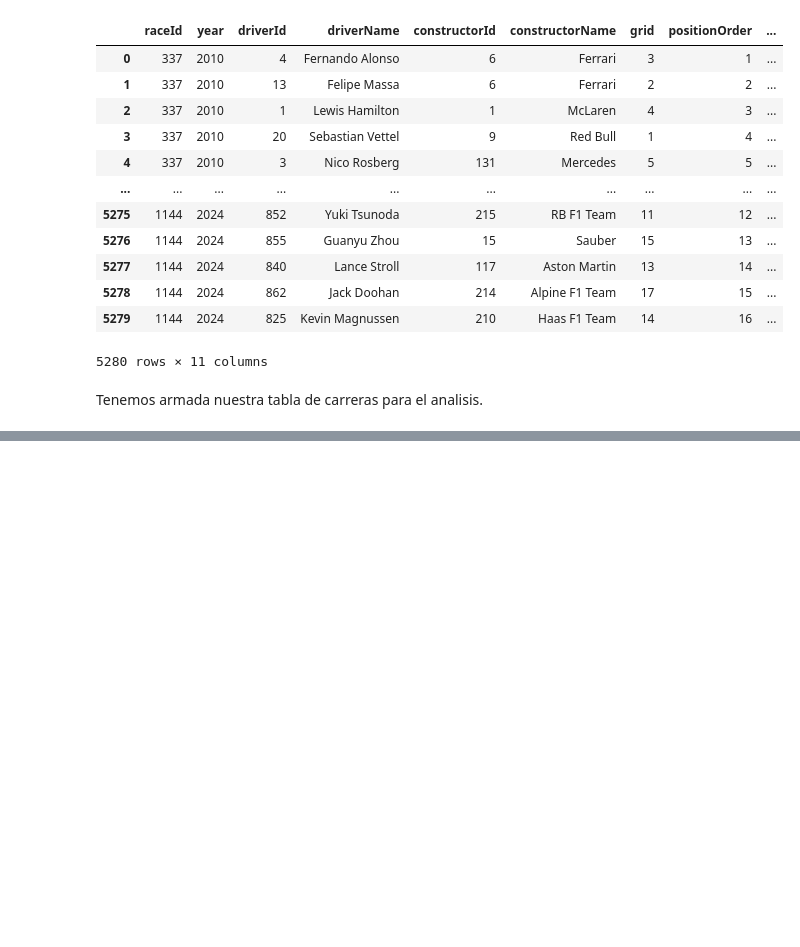
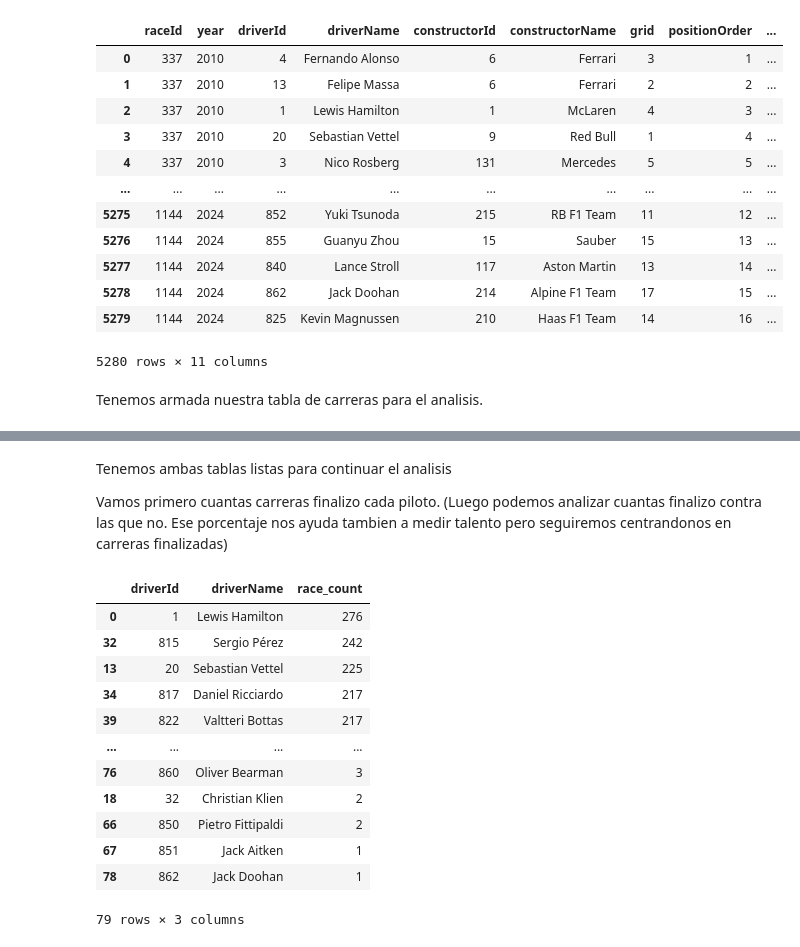
Before and after one commit to Joaquin-Lobato-Adinolfi/TP_LMC_F1_Analysis, a Jupyter notebook: TP_LMC_F1_Analysis.ipynb, the cells around one changed output, grey strips where cells are left out. Cells and saved outputs as stored; diff of their text form; code cells hidden in the pictures; blank space fills up the shorter version.

Commit message:
Cambios minimos y agregado de groupby

```diff
--- a/TP_LMC_F1_Analysis.ipynb
+++ b/TP_LMC_F1_Analysis.ipynb
@@ -992,0 +988,21 @@ Tenemos ambas tablas listas para continuar el analisis
+# %% [markdown]
+Tenemos ambas tablas listas para continuar el analisis
+
+Vamos primero cuantas carreras finalizo cada piloto. (Luego podemos analizar cuantas finalizo contra las que no. Ese porcentaje nos ayuda tambien a medir talento pero seguiremos centrandonos en carreras finalizadas)
+# %%
+cant_carreras_pilotos = carreras_analisis.groupby(['driverId', 'driverName'])['raceId'].count().reset_index(name='race_count').sort_values('race_count', ascending=False)
+cant_carreras_pilotos
+# %% [output]
+|  | driverId | driverName | race_count |
+| 0 | 1 | Lewis Hamilton | 276 |
+| 32 | 815 | Sergio Pérez | 242 |
+| 13 | 20 | Sebastian Vettel | 225 |
+| 34 | 817 | Daniel Ricciardo | 217 |
+| 39 | 822 | Valtteri Bottas | 217 |
+| ... | ... | ... | ... |
+| 76 | 860 | Oliver Bearman | 3 |
+| 18 | 32 | Christian Klien | 2 |
+| 66 | 850 | Pietro Fittipaldi | 2 |
+| 67 | 851 | Jack Aitken | 1 |
+| 78 | 862 | Jack Doohan | 1 |
+79 rows × 3 columns
```
Also changed, not shown: parts of 9 cells of this notebook.
